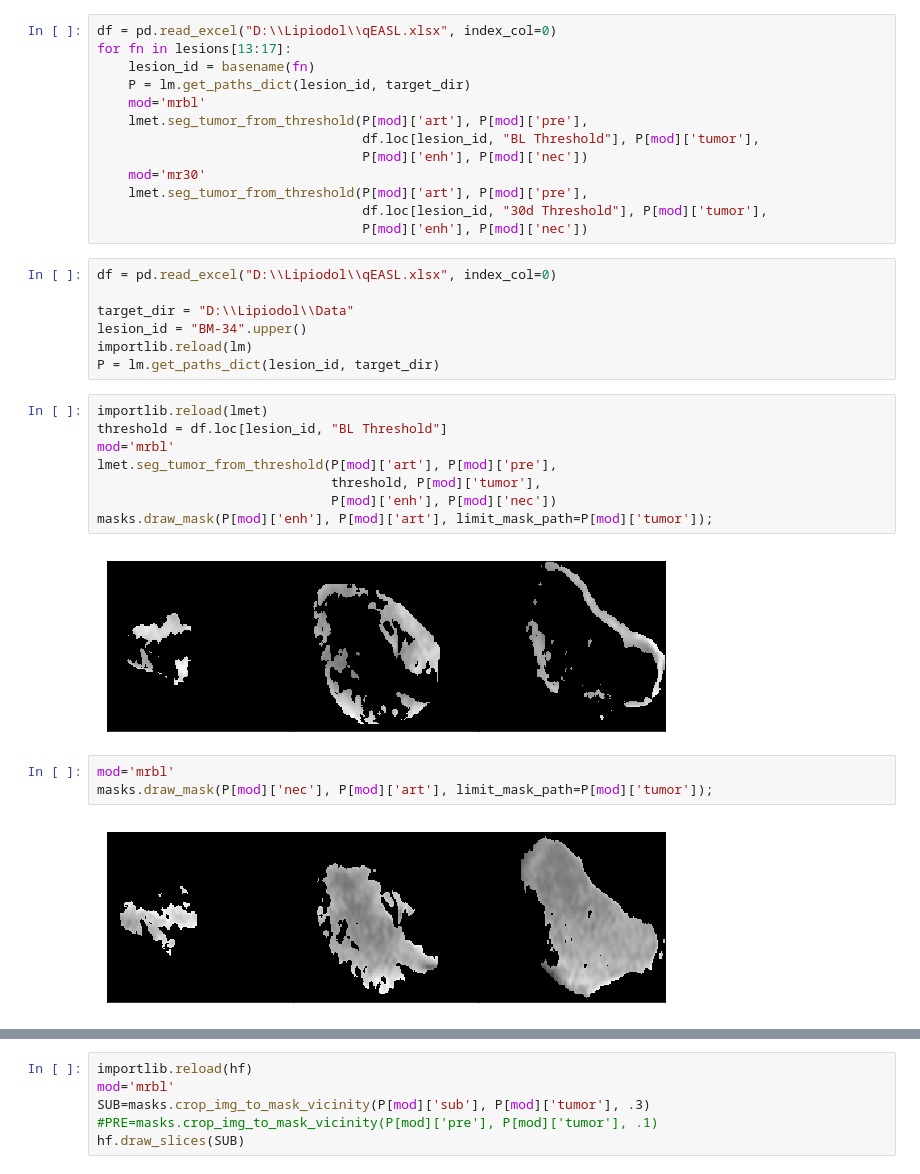
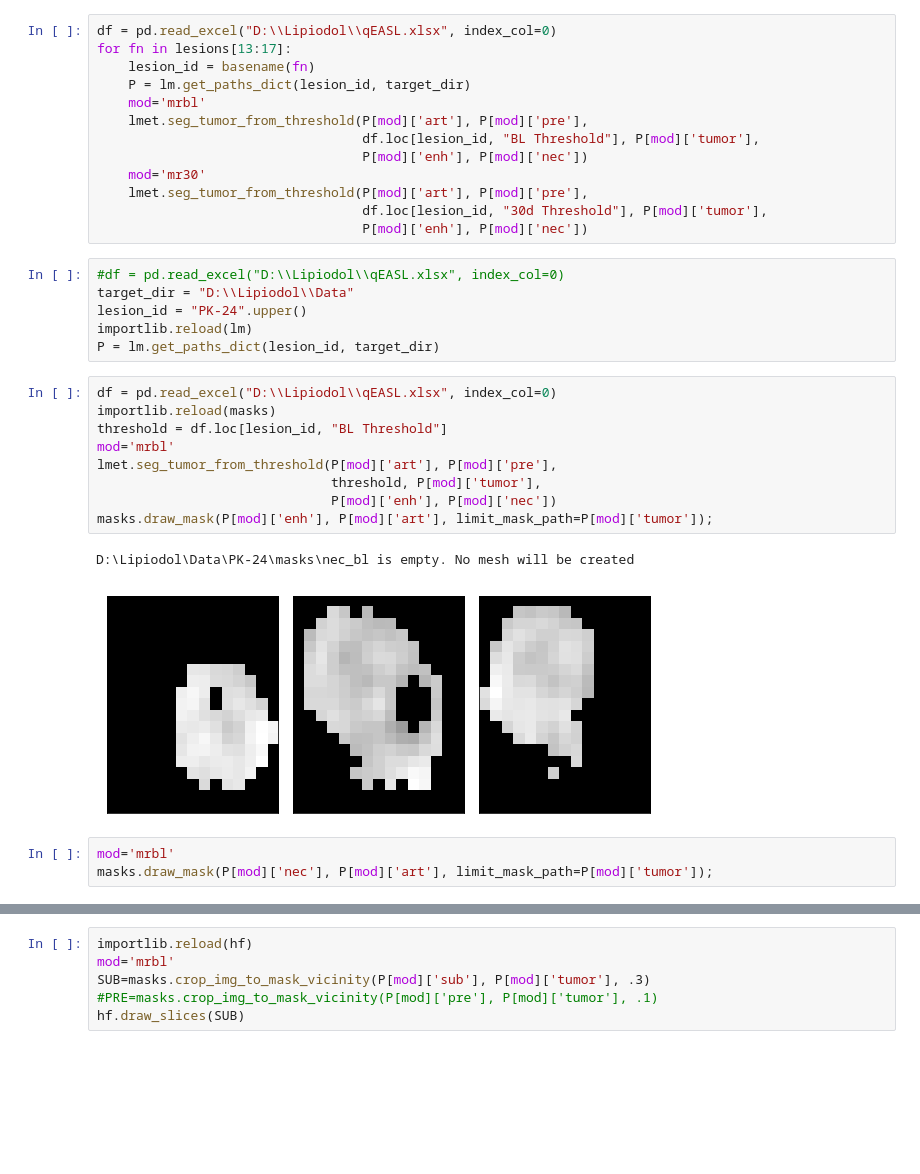
Before and after one commit to clintonjwang/lipiodol, a Jupyter notebook: data-retriever.ipynb, the cells around one changed output, grey strips where cells are left out. Drawn from its saved outputs; the diff is of its cells as text; blank space fills up the shorter version.

Commit message:
generate all graphs

```diff
--- a/data-retriever.ipynb
+++ b/data-retriever.ipynb
@@ -300,27 +301,26 @@ for fn in lesions[13:17]:
                                   df.loc[lesion_id, "30d Threshold"], P[mod]['tumor'],
                                   P[mod]['enh'], P[mod]['nec'])
 # %%
-df = pd.read_excel("D:\\Lipiodol\\qEASL.xlsx", index_col=0)
-
+#df = pd.read_excel("D:\\Lipiodol\\qEASL.xlsx", index_col=0)
 target_dir = "D:\\Lipiodol\\Data"
-lesion_id = "BM-34".upper()
+lesion_id = "PK-24".upper()
 importlib.reload(lm)
 P = lm.get_paths_dict(lesion_id, target_dir)
 # %%
-importlib.reload(lmet)
+df = pd.read_excel("D:\\Lipiodol\\qEASL.xlsx", index_col=0)
+importlib.reload(masks)
 threshold = df.loc[lesion_id, "BL Threshold"]
 mod='mrbl'
 lmet.seg_tumor_from_threshold(P[mod]['art'], P[mod]['pre'],
                               threshold, P[mod]['tumor'],
                               P[mod]['enh'], P[mod]['nec'])
 masks.draw_mask(P[mod]['enh'], P[mod]['art'], limit_mask_path=P[mod]['tumor']);
 # %% [output]
+D:\Lipiodol\Data\PK-24\masks\nec_bl is empty. No mesh will be created
-[figure, old version]
+[figure, new version]
 # %%
 mod='mrbl'
 masks.draw_mask(P[mod]['nec'], P[mod]['art'], limit_mask_path=P[mod]['tumor']);
-# %% [output]
-[figure, removed]
 # %%
 df = pd.read_excel("D:\\Lipiodol\\qEASL.xlsx", index_col=0)
 importlib.reload(masks)
```
Also changed, not shown: parts of 7 cells of this notebook, 4 other files.
